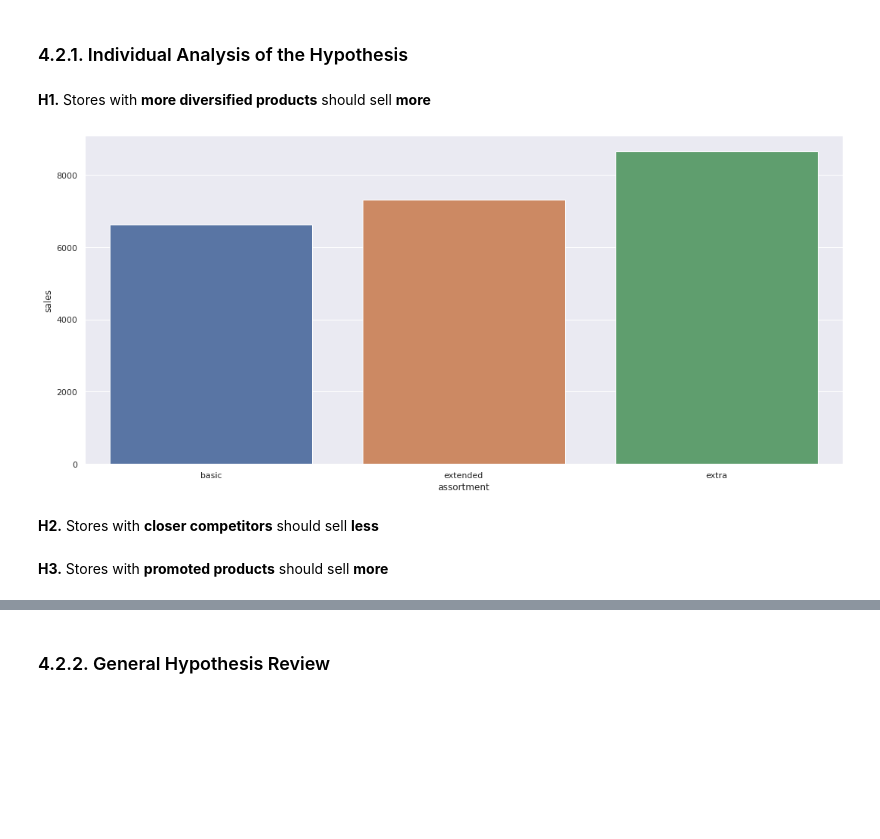
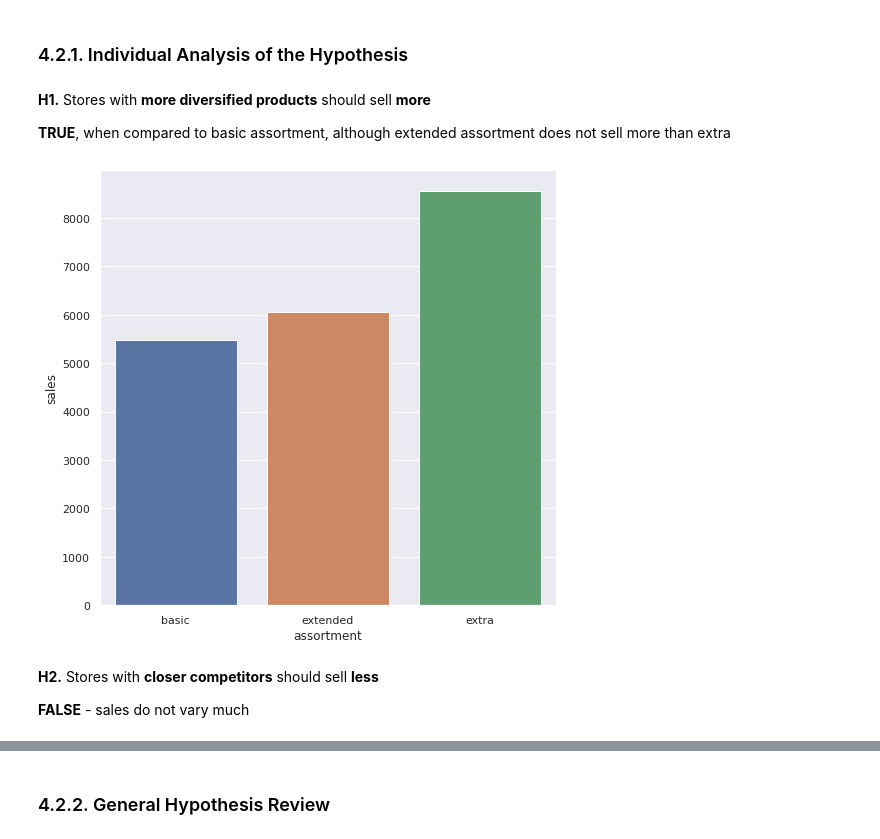
Before and after one commit to diandramelo/Rossmann_Store_Sales, a Jupyter notebook: v03-Rossmann_Store_Sales.ipynb, the cells around one changed output, grey strips where cells are left out. Drawn from its saved outputs; the diff is of its cells as text; code cells hidden in the pictures; blank space fills up the shorter version.

Commit message:
Exploratory Data Analysis

```diff
--- a/v03-Rossmann_Store_Sales.ipynb
+++ b/v03-Rossmann_Store_Sales.ipynb
@@ -318,10 +339,14 @@ df2['year'] = df2['date'].dt.year
 # month
 df2['month'] = df2['date'].dt.month
 
+# day
+df2['day'] = df2['date'].dt.day
+
 # week_of_year
 df2['week_of_year'] = df2['date'].dt.week
 
-# year_and_week
+# year_week
+df2['year_week'] = df2['date'].dt.strftime('%Y-%W')
 
 ###
 
@@ -418,13 +443,16 @@ plt.legend();
 ### 4.2.1. Individual Analysis of the Hypothesis
 # %% [markdown]
 **H1.** Stores with **more diversified products** should sell **more**
+
+**TRUE**, when compared to basic assortment, although extended assortment does not sell more than extra
 # %%
 aux1 = df4[['assortment', 'sales']].groupby('assortment').mean().reset_index()
 
-sns.barplot(x='assortment', y='sales', data=aux1);
+plt.subplot(1, 2, 1)
+sns.barplot(x = 'assortment', y = 'sales', data = aux1);
 # %% [output]
-[figure, old version]
+[figure, new version]
 # %% [markdown]
 **H2.** Stores with **closer competitors** should sell **less**
+
+**FALSE** - sales do not vary much
-# %% [markdown]
-**H3.** Stores with **promoted products** should sell **more**
```
Also changed, not shown: parts of 32 cells of this notebook.
